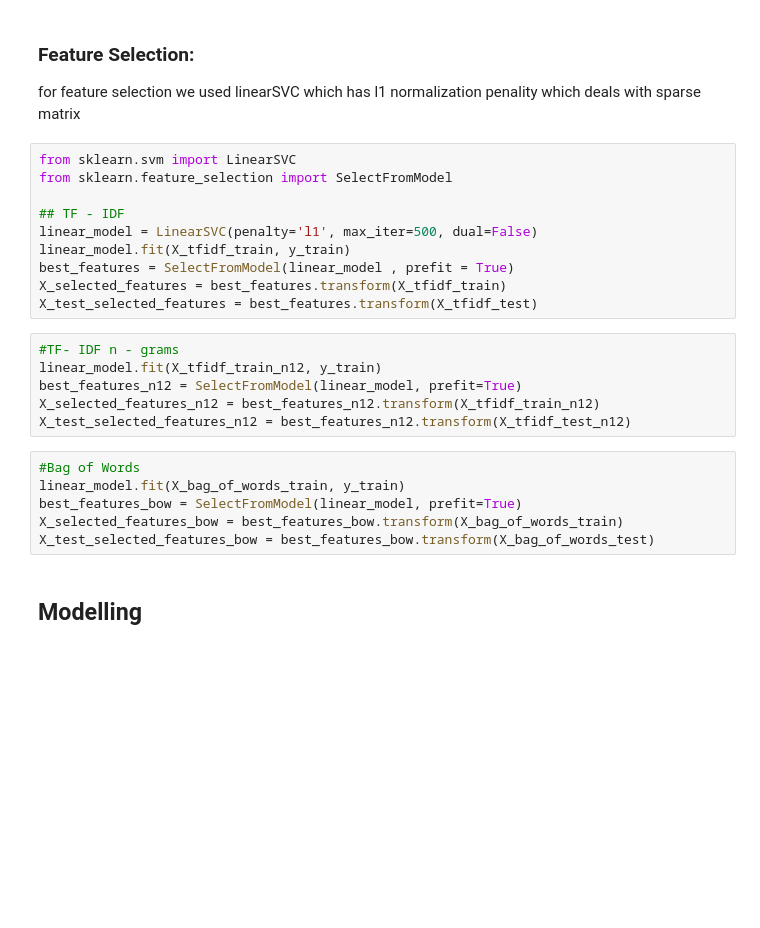
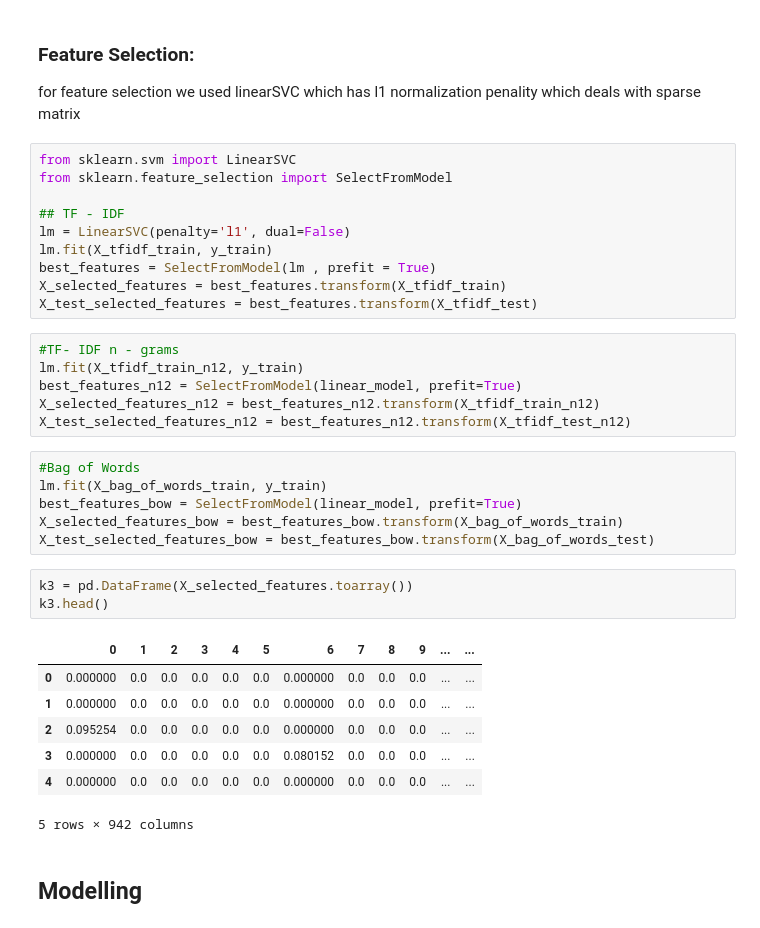
Before and after one commit to shreeramgs/depression_detector, a Jupyter notebook: Part 3 - Feature Extraction & Modelling.ipynb, the cells around one changed output. Saved outputs shown, nothing was run; the diff lists cells and outputs as text; blank space fills up the shorter version.

```diff
--- a/Part 3 - Feature Extraction & Modelling.ipynb
+++ b/Part 3 - Feature Extraction & Modelling.ipynb
@@ -78,23 +78,34 @@ from sklearn.svm import LinearSVC
 from sklearn.feature_selection import SelectFromModel
 
 ## TF - IDF
-linear_model = LinearSVC(penalty='l1', max_iter=500, dual=False)
-linear_model.fit(X_tfidf_train, y_train)
-best_features = SelectFromModel(linear_model , prefit = True)
+lm = LinearSVC(penalty='l1', dual=False)
+lm.fit(X_tfidf_train, y_train)
+best_features = SelectFromModel(lm , prefit = True)
 X_selected_features = best_features.transform(X_tfidf_train)
 X_test_selected_features = best_features.transform(X_tfidf_test)
 # %%
 #TF- IDF n - grams
-linear_model.fit(X_tfidf_train_n12, y_train)
+lm.fit(X_tfidf_train_n12, y_train)
 best_features_n12 = SelectFromModel(linear_model, prefit=True)
 X_selected_features_n12 = best_features_n12.transform(X_tfidf_train_n12)
 X_test_selected_features_n12 = best_features_n12.transform(X_tfidf_test_n12)
 # %%
 #Bag of Words
-linear_model.fit(X_bag_of_words_train, y_train)
+lm.fit(X_bag_of_words_train, y_train)
 best_features_bow = SelectFromModel(linear_model, prefit=True)
 X_selected_features_bow = best_features_bow.transform(X_bag_of_words_train)
 X_test_selected_features_bow = best_features_bow.transform(X_bag_of_words_test)
+# %%
+k3 = pd.DataFrame(X_selected_features.toarray())
+k3.head()
+# %% [output]
+|  | 0 | 1 | 2 | 3 | 4 | 5 | 6 | 7 | 8 | 9 | ... | ... |
+| 0 | 0.000000 | 0.0 | 0.0 | 0.0 | 0.0 | 0.0 | 0.000000 | 0.0 | 0.0 | 0.0 | ... | ... |
+| 1 | 0.000000 | 0.0 | 0.0 | 0.0 | 0.0 | 0.0 | 0.000000 | 0.0 | 0.0 | 0.0 | ... | ... |
+| 2 | 0.095254 | 0.0 | 0.0 | 0.0 | 0.0 | 0.0 | 0.000000 | 0.0 | 0.0 | 0.0 | ... | ... |
+| 3 | 0.000000 | 0.0 | 0.0 | 0.0 | 0.0 | 0.0 | 0.080152 | 0.0 | 0.0 | 0.0 | ... | ... |
+| 4 | 0.000000 | 0.0 | 0.0 | 0.0 | 0.0 | 0.0 | 0.000000 | 0.0 | 0.0 | 0.0 | ... | ... |
+5 rows × 942 columns
 # %% [markdown]
 ## Modelling
 # %% [markdown]
```
Also changed, not shown: parts of 19 cells of this notebook.
